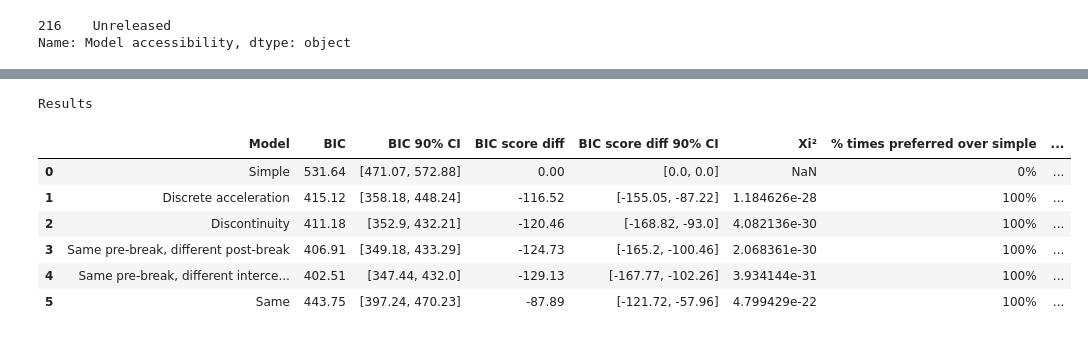
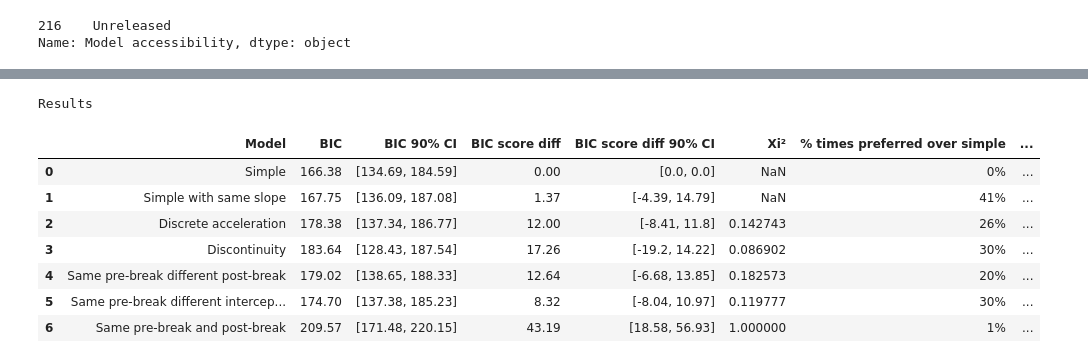
Before and after one commit to epoch-research/open-model-trends, a Jupyter notebook: compute_analysis.ipynb, the cells around one changed output, grey strips where cells are left out. Saved outputs shown, nothing was run; the diff lists cells and outputs as text; code cells hidden in the pictures.

```diff
--- a/compute_analysis.ipynb
+++ b/compute_analysis.ipynb
@@ -56,6 +60,6 @@ pcd_df.loc[pcd_df['System'] == 'Megatron-BERT']['Model accessibility']
 216    Unreleased
 Name: Model accessibility, dtype: object
 # %%
-access_df = pcd_df.dropna(subset=['Publication date', 'Training compute (FLOP)', 'Model accessibility'])
+access_df = pcd_df.dropna(subset=['Publication date', 'Training compute (FLOP)'])
 len(access_df)
 # %% [output]
@@ -221,4 +126,0 @@ selected_systems
-# %%
-access_df['Publication date (float)'] = datetime_to_float_year(
-    pd.to_datetime(access_df['Publication date'])
-)
@@ -231,13 +126,0 @@ See the caveats in the documentation: https://pandas.pydata.org/pandas-docs/stab
-# %%
-n = 10
-
-access_df[f'top_{n}_at_release'] = False
-
-for row, model in access_df.iterrows():
-    # Filter for models released as of the model release, with the same open/closed status
-    date_df = access_df[(access_df['Publication date (float)'] <= model['Publication date (float)'])
-        & (access_df['Model open/closed'] == model['Model open/closed'])]
-    # Get the top n models (with the same open/closed status) by compute
-    top_n_models = date_df.nlargest(n, 'Training compute (FLOP)')
-    # Mark these models in the original dataframe
-    access_df.loc[top_n_models.index, f'top_{n}_at_release'] = True
@@ -510,5 +142,6 @@ frontier_selection = 'external'  # ['disabled', 'internal', 'external']
 top_n = 10  # Filter to the top n models by training compute at time of release
 model_selection = 'All models'  # ['All models', 'Language models', 'Google DeepMind models', 'OpenAI models', 'Meta AI models']
 filter_alphago_outliers = True
-cutoff_date = '2010-01-01'
+filter_finetuned_models = True
+cutoff_date = '2018-01-01'
 # %%
@@ -620,7 +284,14 @@ class KinkedFitResult(FitResult):
     break_points_dt_list: tuple[tuple[float]] = None
 
 
-def get_predictors(x, intercept_change_points, slope_change_points, pred_category=None, category=None, same_intercepts=None, same_slopes=None):
+def get_predictors(
+    x,
+    intercept_change_points,
+    slope_change_points,
+    pred_category=None,category=None,
+    same_intercepts=None,
+    same_slopes=None
+):
     if pred_category == 'Open':
         is_open = np.ones(len(x))
     elif pred_category == 'Closed':
@@ -836,15 +507,16 @@ def fit_n_phase_exponential(
 
 fit_em_all = lambda df_fit : {
     "Simple" : fit_n_phase_exponential(df_fit, kink_count=0),
+    "Simple with same slope": fit_n_phase_exponential(df_fit, kink_count=0, same_slopes=(True,)),
     "Discrete acceleration" : fit_n_phase_exponential(df_fit, kink_count=1),
     "Discontinuity" : fit_n_phase_exponential(df_fit, kink_count=1, allow_discontinuities=True),
-    "Same pre-break, different post-break" : fit_n_phase_exponential(
+    "Same pre-break different post-break" : fit_n_phase_exponential(
         df_fit, kink_count=1, allow_discontinuities=True, same_intercepts=(True, False), same_slopes=(True, False)
     ),
-    "Same pre-break, different intercept post-break" : fit_n_phase_exponential(
+    "Same pre-break different intercept post-break" : fit_n_phase_exponential(
         df_fit, kink_count=1, allow_discontinuities=True, same_intercepts=(True, False), same_slopes=(True, True)
     ),
-    "Same" : fit_n_phase_exponential(
+    "Same pre-break and post-break" : fit_n_phase_exponential(
         df_fit, kink_count=1, allow_discontinuities=True, same_intercepts=(True, True), same_slopes=(True, True)
     ),
 }
@@ -973,39 +645,40 @@ for name, model in models.items():
         # "MSE" : model.mse,
         "BIC score diff": np.round(model.bic - models["Simple"].bic, 2),
         "BIC score diff 90% CI": np.round(bootstrap_bic_score_diff[name], 2),
         "Xi²": c2,
         "% times preferred over simple": f"{bootstrap_preferred_percent[name]:.0%}",
         # "bayes factor over simple" : np.exp(-0.5 * (model.bic - models["simple"].bic)),
         "K-fold mean MSE" : np.round(folds_mses[name], 2),
         "K-fold mean MSE 90% CI" : np.round(bootstrap_mses[name], 2),
     }
 
     result["Recent slope for closed models (Nx/year)"] = np.round(10**model.oom_year_slopes['closed'][-1], 2)
     result["Recent slope for closed models 90% CI"] = np.round(bootstrap_slopes_ci[name]['closed'], 2)
     result["Recent slope for open models (Nx/year)"] = np.round(10**model.oom_year_slopes['open'][-1], 2)
     result["Recent slope for open models 90% CI"] = np.round(bootstrap_slopes_ci[name]['open'], 2)
     result["Lead time (years)"] = np.round(calculate_lead_time(df_filtered, model), 2)
     result["Lead time 90% CI"] = np.round(bootstrap_lead_time_years[name], 2)
     if len(model.break_points_dt) > 0:
         result["Break point"] = model.break_points_dt[-1].strftime('%Y-%m')
         result["Break point 90% CI"] = [date.strftime('%Y-%m') for date in bootstrap_breaks[name]]
     results.append(result)
 
 results_df = pd.DataFrame(results)
 
 # bayes_factor = np.exp(-0.5 * (kinked_fit.bic - simple_fit.bic))
 
 print("Results")
 results_df
 # %% [output]
 Results
 |  | Model | BIC | BIC 90% CI | BIC score diff | BIC score diff 90% CI | Xi² | % times preferred over simple | ... |
-| 0 | Simple | 531.64 | [471.07, 572.88] | 0.00 | [0.0, 0.0] | NaN | 0% | ... |
-| 1 | Discrete acceleration | 415.12 | [358.18, 448.24] | -116.52 | [-155.05, -87.22] | 1.184626e-28 | 100% | ... |
-| 2 | Discontinuity | 411.18 | [352.9, 432.21] | -120.46 | [-168.82, -93.0] | 4.082136e-30 | 100% | ... |
-| 3 | Same pre-break, different post-break | 406.91 | [349.18, 433.29] | -124.73 | [-165.2, -100.46] | 2.068361e-30 | 100% | ... |
-| 4 | Same pre-break, different interce... | 402.51 | [347.44, 432.0] | -129.13 | [-167.77, -102.26] | 3.934144e-31 | 100% | ... |
-| 5 | Same | 443.75 | [397.24, 470.23] | -87.89 | [-121.72, -57.96] | 4.799429e-22 | 100% | ... |
+| 0 | Simple | 166.38 | [134.69, 184.59] | 0.00 | [0.0, 0.0] | NaN | 0% | ... |
+| 1 | Simple with same slope | 167.75 | [136.09, 187.08] | 1.37 | [-4.39, 14.79] | NaN | 41% | ... |
+| 2 | Discrete acceleration | 178.38 | [137.34, 186.77] | 12.00 | [-8.41, 11.8] | 0.142743 | 26% | ... |
+| 3 | Discontinuity | 183.64 | [128.43, 187.54] | 17.26 | [-19.2, 14.22] | 0.086902 | 30% | ... |
+| 4 | Same pre-break different post-break | 179.02 | [138.65, 188.33] | 12.64 | [-6.68, 13.85] | 0.182573 | 20% | ... |
+| 5 | Same pre-break different intercep... | 174.70 | [137.38, 185.23] | 8.32 | [-8.04, 10.97] | 0.119777 | 30% | ... |
+| 6 | Same pre-break and post-break | 209.57 | [171.48, 220.15] | 43.19 | [18.58, 56.93] | 1.000000 | 1% | ... |
 # %%
 # Save results_df
 fname = f'compute_regression_analysis_{model_selection}_frontier={frontier_selection}_top{top_n}_cutoff={cutoff_date}.csv'
```
Also changed, not shown: parts of 72 cells of this notebook.
